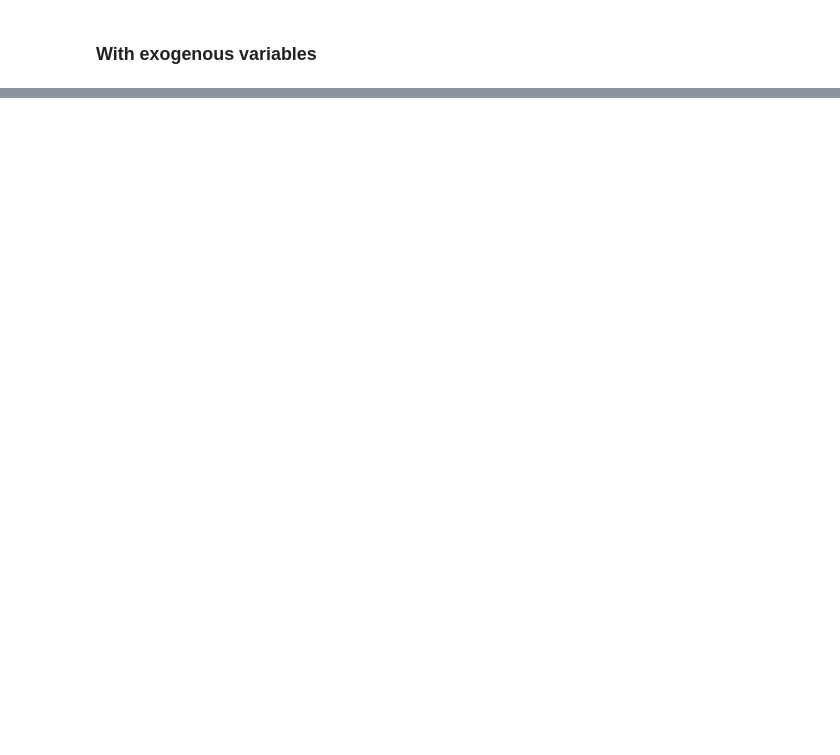
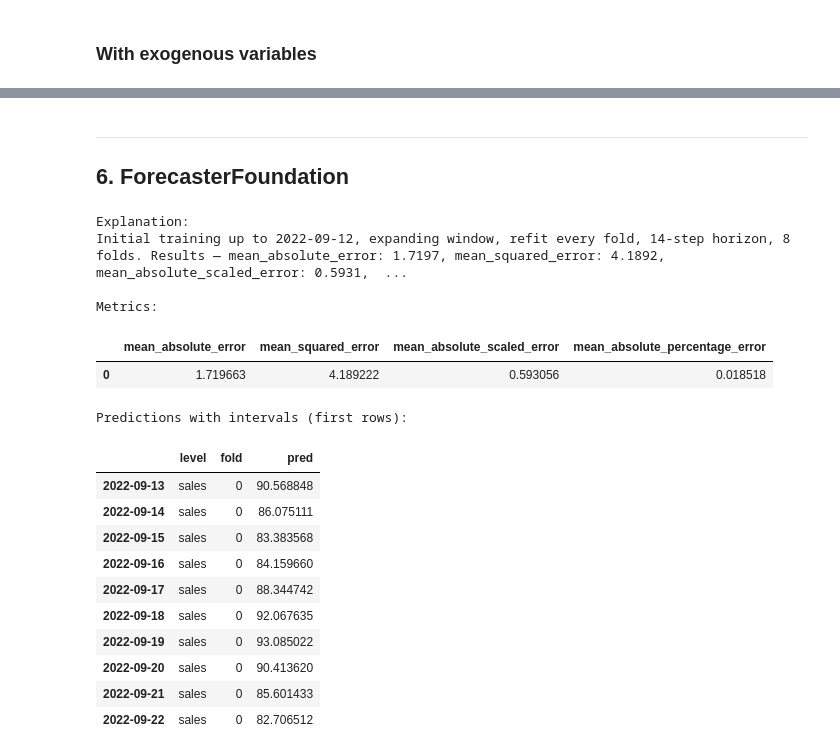
Before and after one commit to skforecast/skforecast-ai, a Jupyter notebook: dev/demo_backtest.ipynb, the cells around one changed output, grey strips where cells are left out. Saved outputs shown, nothing was run; the diff lists cells and outputs as text; code cells hidden in the pictures; blank space fills up the shorter version.

```diff
--- a/dev/demo_backtest.ipynb
+++ b/dev/demo_backtest.ipynb
@@ -741,3 +832,40 @@ data = data.sort_index()
 
 print(metrics)
 print(predictions.head())
+# %% [markdown]
+---
+## 6. ForecasterFoundation
+# %%
+result_found_exog = assistant.backtest(
+    data        = df_single_exog,
+    target      = "sales",
+    date_column = "date",
+    cv          = cv_stats,
+    forecaster  = "ForecasterFoundation",
+)
+
+print("Explanation:")
+print(result_found_exog.explanation)
+print("\nMetrics:")
+display(result_found_exog.metrics)
+print("\nPredictions with intervals (first rows):")
+display(result_found_exog.predictions.head(10))
+# %% [output]
+Explanation:
+Initial training up to 2022-09-12, expanding window, refit every fold, 14-step horizon, 8 folds. Results — mean_absolute_error: 1.7197, mean_squared_error: 4.1892, mean_absolute_scaled_error: 0.5931,  ...
+
+Metrics:
+|  | mean_absolute_error | mean_squared_error | mean_absolute_scaled_error | mean_absolute_percentage_error |
+| 0 | 1.719663 | 4.189222 | 0.593056 | 0.018518 |
+Predictions with intervals (first rows):
+|  | level | fold | pred |
+| 2022-09-13 | sales | 0 | 90.568848 |
+| 2022-09-14 | sales | 0 | 86.075111 |
+| 2022-09-15 | sales | 0 | 83.383568 |
+| 2022-09-16 | sales | 0 | 84.159660 |
+| 2022-09-17 | sales | 0 | 88.344742 |
+| 2022-09-18 | sales | 0 | 92.067635 |
+| 2022-09-19 | sales | 0 | 93.085022 |
+| 2022-09-20 | sales | 0 | 90.413620 |
+| 2022-09-21 | sales | 0 | 85.601433 |
+| 2022-09-22 | sales | 0 | 82.706512 |
```
Also changed, not shown: parts of 28 cells of this notebook, 22 other files.
